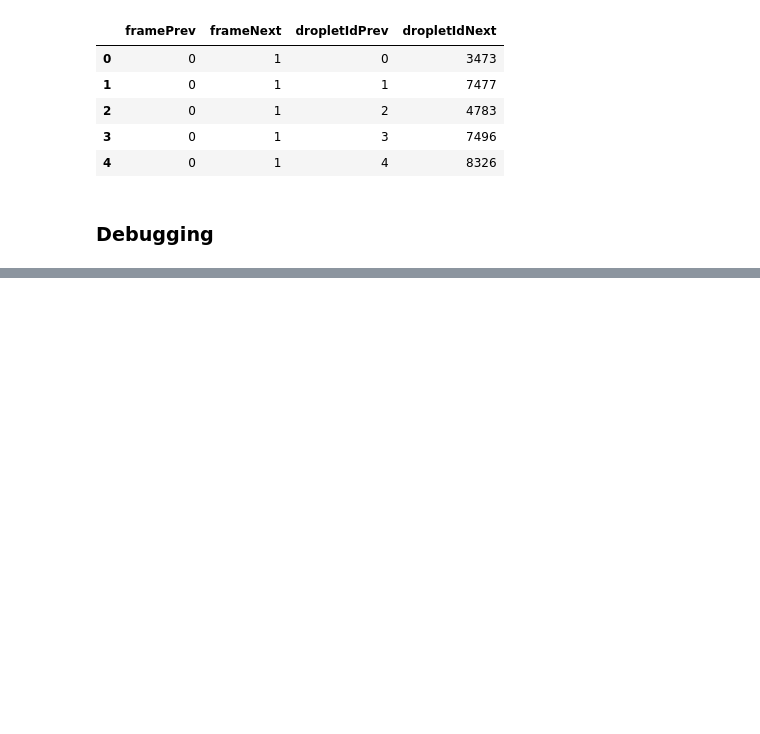
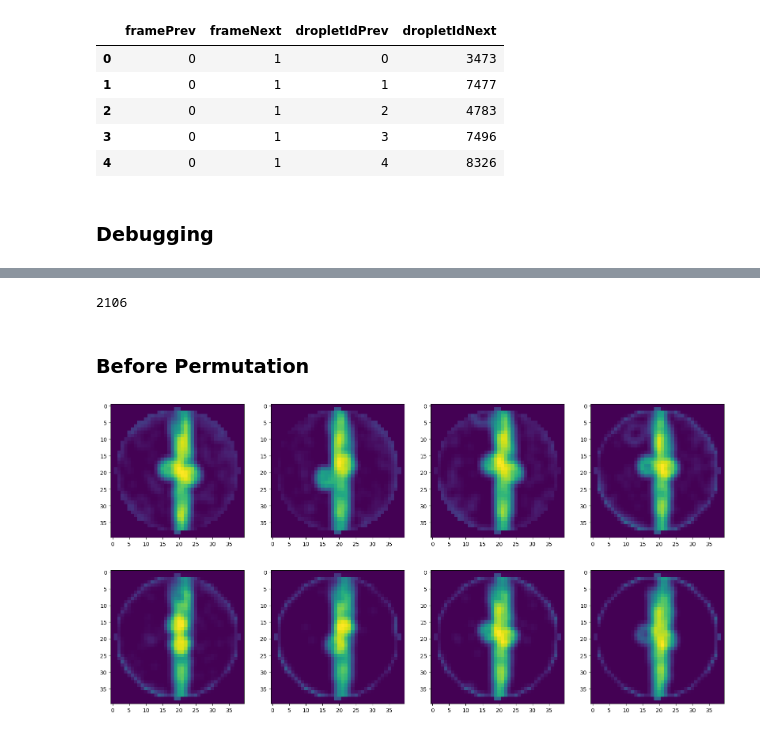
Before and after one commit to richdanis/DrTrack, a Jupyter notebook: notebooks/inspect_datastructure.ipynb, the cells around one changed output, grey strips where cells are left out. Cells and saved outputs as stored; diff of their text form; code cells hidden in the pictures; blank space fills up the shorter version.

Commit message:
Preprocessing for local training and validation

```diff
--- a/notebooks/inspect_datastructure.ipynb
+++ b/notebooks/inspect_datastructure.ipynb
@@ -94,3 +209,7 @@ res = create_mapping(X_df, tracking_df)
+# %%
+import tqdm
+
+res = create_mapping_df(X_df, tracking_df)
 # %%
 res.head()
 # %% [output]
@@ -103,8 +222,0 @@ res.head()
-# %%
-# compute average size of numpy arrays in patch
-c = 0
-
-for i in range(len(frame1)):
-    c += frame1["patch0"].iloc[i].shape[1]
-
-print(c/len(frame1))
@@ -163,7 +222,0 @@ arr.shape
-# %%
-# plot 5 first patches
-import matplotlib.pyplot as plt
-
-for i in range(8):
-    plt.imshow(arr[2][i][0])
-    plt.show()
@@ -178,0 +223,22 @@ for i in range(8):
+# %%
+len(res)
+# %% [output]
+2106
+# %%
+mapping = resize_patch_columns(res, 8)
+ind = local_negatives(mapping, 8)
+test = turn_to_numpy(mapping, 8)
+labels = get_labels(mapping, 8)
+# %% [markdown]
+### Before Permutation
+# %%
+# check for correct mapping
+fig, ax = plt.subplots(2, 4, figsize=(20, 10))
+for i in range(8):
+    # plot patch 0 across all frames
+    ax[i//4, i%4].imshow(test[3 + i * len(mapping)][0])
+
+# save figure to file
+fig.savefig('test.png')
+# %% [output]
+[figure, added]
```
Also changed, not shown: parts of 22 cells of this notebook, 2 other files.
